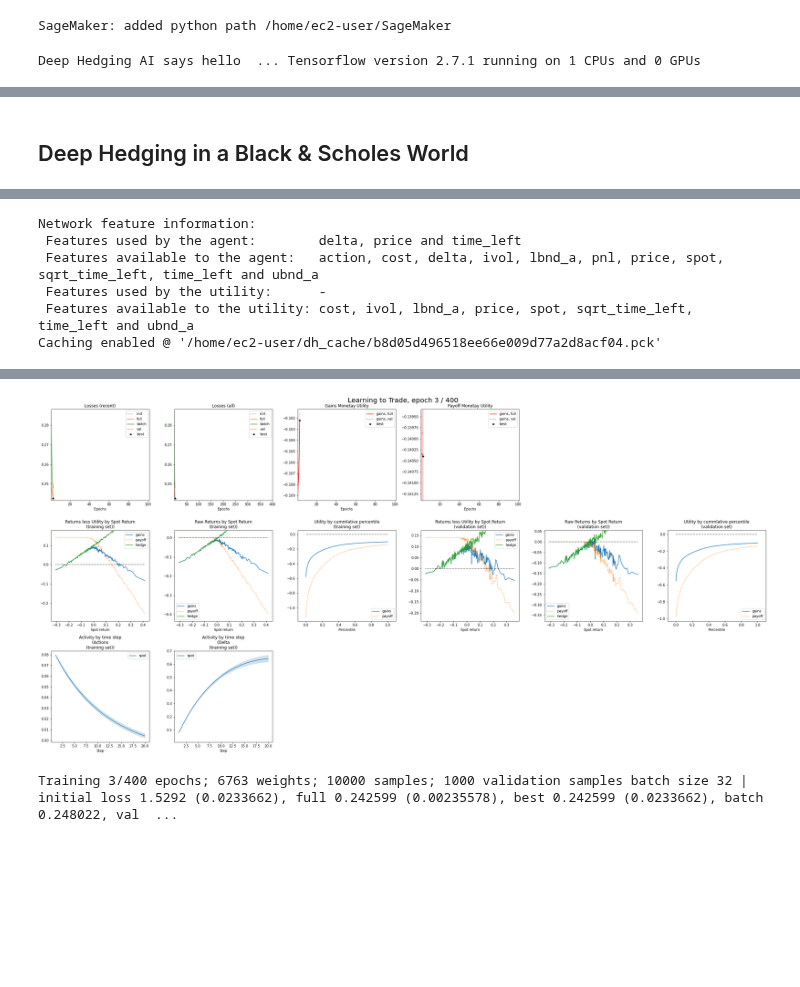
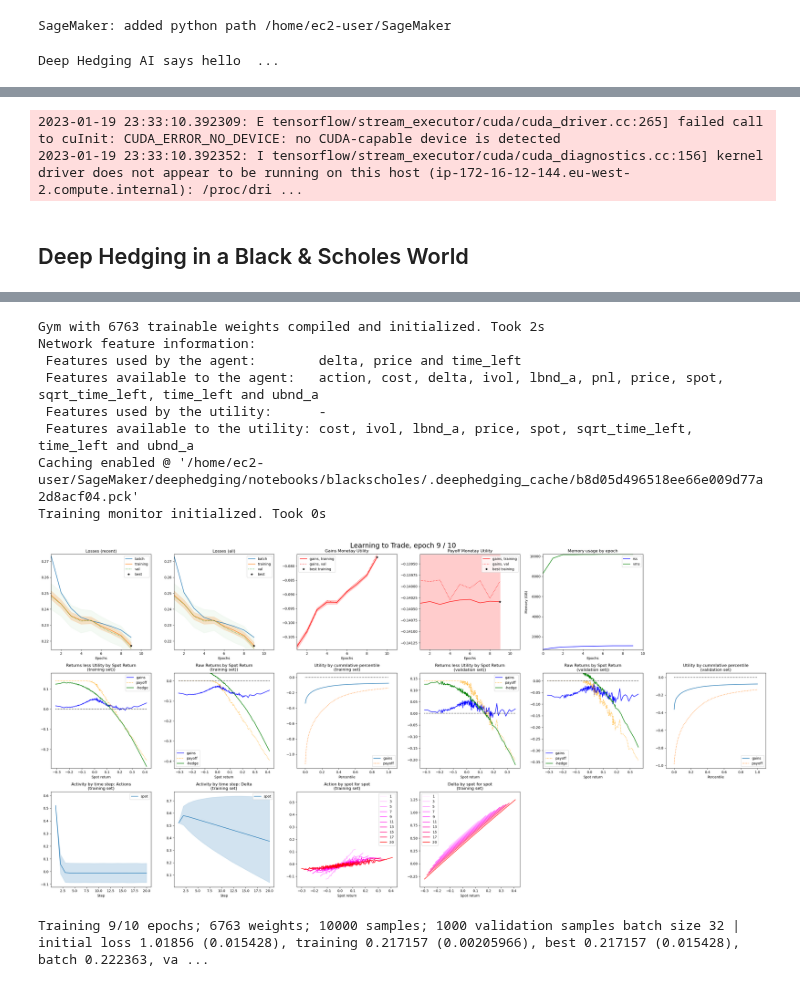
Before and after one commit to hansbuehler/deephedging, a Jupyter notebook: notebooks/blackscholes/trainer_bs_small.ipynb, the cells around one changed output, grey strips where cells are left out. Saved outputs shown, nothing was run; the diff lists cells and outputs as text; code cells hidden in the pictures; blank space fills up the shorter version.

Commit message:
Cleanup notebooks

```diff
--- a/notebooks/blackscholes/trainer_bs_small.ipynb
+++ b/notebooks/blackscholes/trainer_bs_small.ipynb
@@ -46,9 +46,8 @@ config.gym.agent.network.activation = "softplus"
 # trainer
 config.trainer.train.optimizer = "adam"
 config.trainer.train.batch_size = None
-config.trainer.train.epochs = 400
-config.trainer.visual.epoch_refresh = 1
-config.trainer.visual.time_refresh = 10
+config.trainer.train.epochs = 10
+config.trainer.visual.epoch_refresh = 2
 config.trainer.visual.confidence_pcnt_lo = 0.25
 config.trainer.visual.confidence_pcnt_hi = 0.75
 
@@ -56,7 +55,7 @@ display(Markdown("## Deep Hedging in a Black \& Scholes World"))
 
 # create world & validation world
 world  = SimpleWorld_Spot_ATM( config.world )
-val_world  = world.clone(samples=config.world("samples")//10)
+val_world  = world.clone(samples=world.nSamples//10)
 
 # create training environment
 gym = VanillaDeepHedgingGym( config.gym )
@@ -72,4 +71,4 @@ print("=========================================")
 print( config.usage_report() )
 config.done()
 # %% [output]
-Deep Hedging AI says hello  ... Tensorflow version 2.7.1 running on 1 CPUs and 0 GPUs
+Deep Hedging AI says hello  ...
@@ -78 +77,0 @@ Deep Hedging AI says hello  ... Tensorflow version 2.7.1 running on 1 CPUs and 0
-## Deep Hedging in a Black \& Scholes World
@@ -82,6 +79,3 @@ To enable them in other operations, rebuild TensorFlow with the appropriate comp
-Network feature information:
- Features used by the agent:        delta, price and time_left
- Features available to the agent:   action, cost, delta, ivol, lbnd_a, pnl, price, spot, sqrt_time_left, time_left and ubnd_a
- Features used by the utility:      -
- Features available to the utility: cost, ivol, lbnd_a, price, spot, sqrt_time_left, time_left and ubnd_a
-Caching enabled @ '/home/ec2-user/dh_cache/b8d05d496518ee66e009d77a2d8acf04.pck'
+2023-01-19 23:33:10.392309: E tensorflow/stream_executor/cuda/cuda_driver.cc:265] failed call to cuInit: CUDA_ERROR_NO_DEVICE: no CUDA-capable device is detected
+2023-01-19 23:33:10.392352: I tensorflow/stream_executor/cuda/cuda_diagnostics.cc:156] kernel driver does not appear to be running on this host (ip-172-16-12-144.eu-west-2.compute.internal): /proc/dri ...
+## Deep Hedging in a Black \& Scholes World
@@ -88,5 +84,13 @@ Caching enabled @ '/home/ec2-user/dh_cache/b8d05d496518ee66e009d77a2d8acf04.pck'
+Gym with 6763 trainable weights compiled and initialized. Took 2s
+Network feature information:
+ Features used by the agent:        delta, price and time_left
+ Features available to the agent:   action, cost, delta, ivol, lbnd_a, pnl, price, spot, sqrt_time_left, time_left and ubnd_a
+ Features used by the utility:      -
+ Features available to the utility: cost, ivol, lbnd_a, price, spot, sqrt_time_left, time_left and ubnd_a
+Caching enabled @ '/home/ec2-user/SageMaker/deephedging/notebooks/blackscholes/.deephedging_cache/b8d05d496518ee66e009d77a2d8acf04.pck'
+Training monitor initialized. Took 0s
-[figure, old version]
+[figure, new version]
-Training 3/400 epochs; 6763 weights; 10000 samples; 1000 validation samples batch size 32 | initial loss 1.5292 (0.0233662), full 0.242599 (0.00235578), best 0.242599 (0.0233662), batch 0.248022, val  ...
+Training 9/10 epochs; 6763 weights; 10000 samples; 1000 validation samples batch size 32 | initial loss 1.01856 (0.015428), training 0.217157 (0.00205966), best 0.217157 (0.015428), batch 0.222363, va ...
 # %%
 import deephedging.plot_bs_hedge as plot_bs_hedge
 import imp
```
Also changed, not shown: parts of 1 cell of this notebook, 11 other files.
